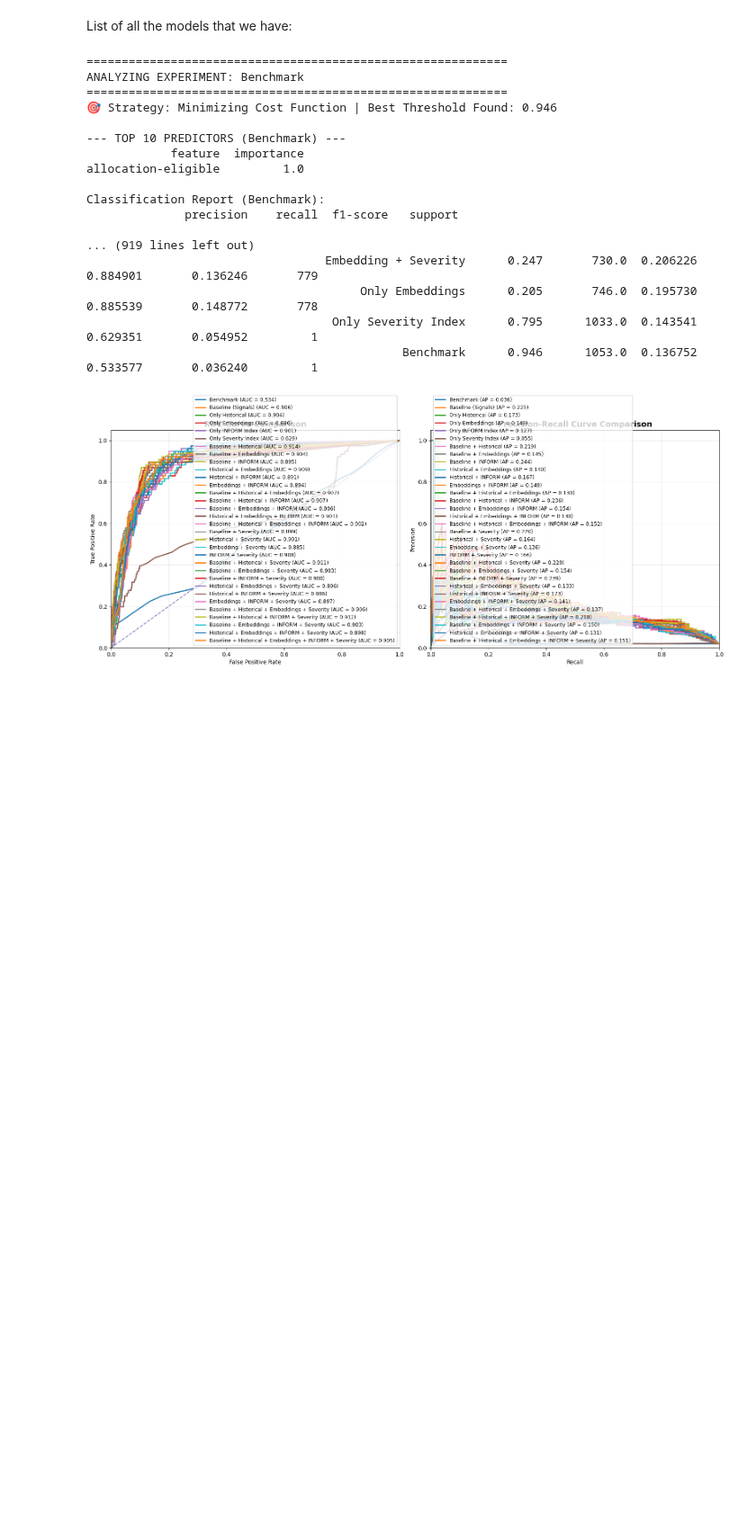
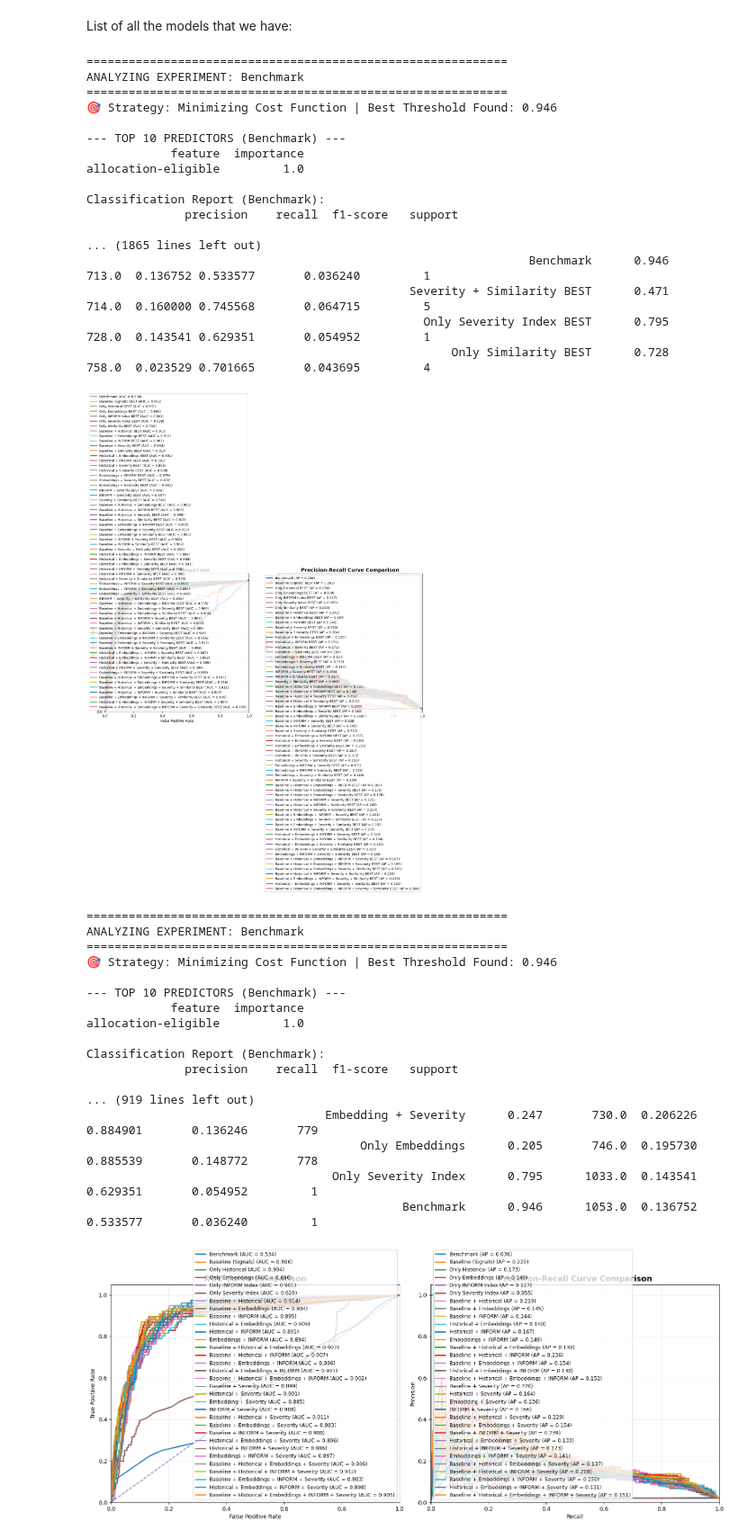
Before and after one commit to gallagelpi/Master_thesis, a Jupyter notebook: pipeline/models_plot.ipynb, the cells around one changed output. Shown at 90% size. Drawn from its saved outputs; the diff is of its cells as text; code cells hidden in the pictures; blank space fills up the shorter version.

```diff
--- a/pipeline/models_plot.ipynb
+++ b/pipeline/models_plot.ipynb
@@ -235,3 +535,24 @@ models = ["Benchmark",
+# %%
+evaluate_experiments(plots_filter=models_best, threshold_05=False)
+# %% [output]
+============================================================
+ANALYZING EXPERIMENT: Benchmark
+============================================================
+🎯 Strategy: Minimizing Cost Function | Best Threshold Found: 0.946
+
+--- TOP 10 PREDICTORS (Benchmark) ---
+            feature  importance
+allocation-eligible         1.0
+
+Classification Report (Benchmark):
+              precision    recall  f1-score   support
+
+... (1865 lines left out)
+                                                               Benchmark      0.946       713.0  0.136752 0.533577       0.036240         1
+                                              Severity + Similarity BEST      0.471       714.0  0.160000 0.745568       0.064715         5
+                                                Only Severity Index BEST      0.795       728.0  0.143541 0.629351       0.054952         1
+                                                    Only Similarity BEST      0.728       758.0  0.023529 0.701665       0.043695         4
+[figure, added]
 # %%
 models_to_evaluate = [ "Benchmark",
           "Baseline (Signals)", "Only Historical","Only Embeddings", "Only INFORM Index", "Only Severity Index",
```
Also changed, not shown: parts of 9 cells of this notebook, 5 other files.
